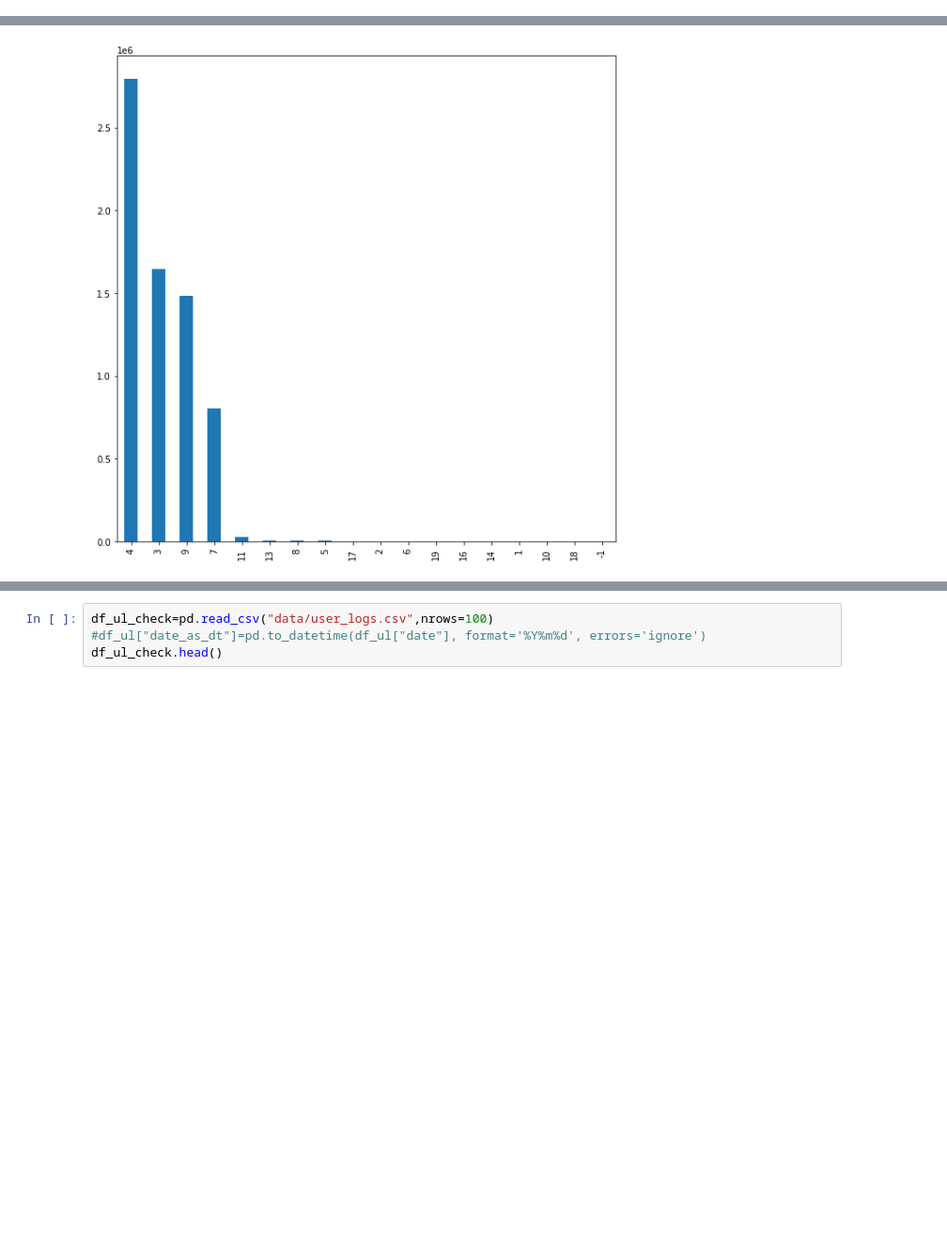
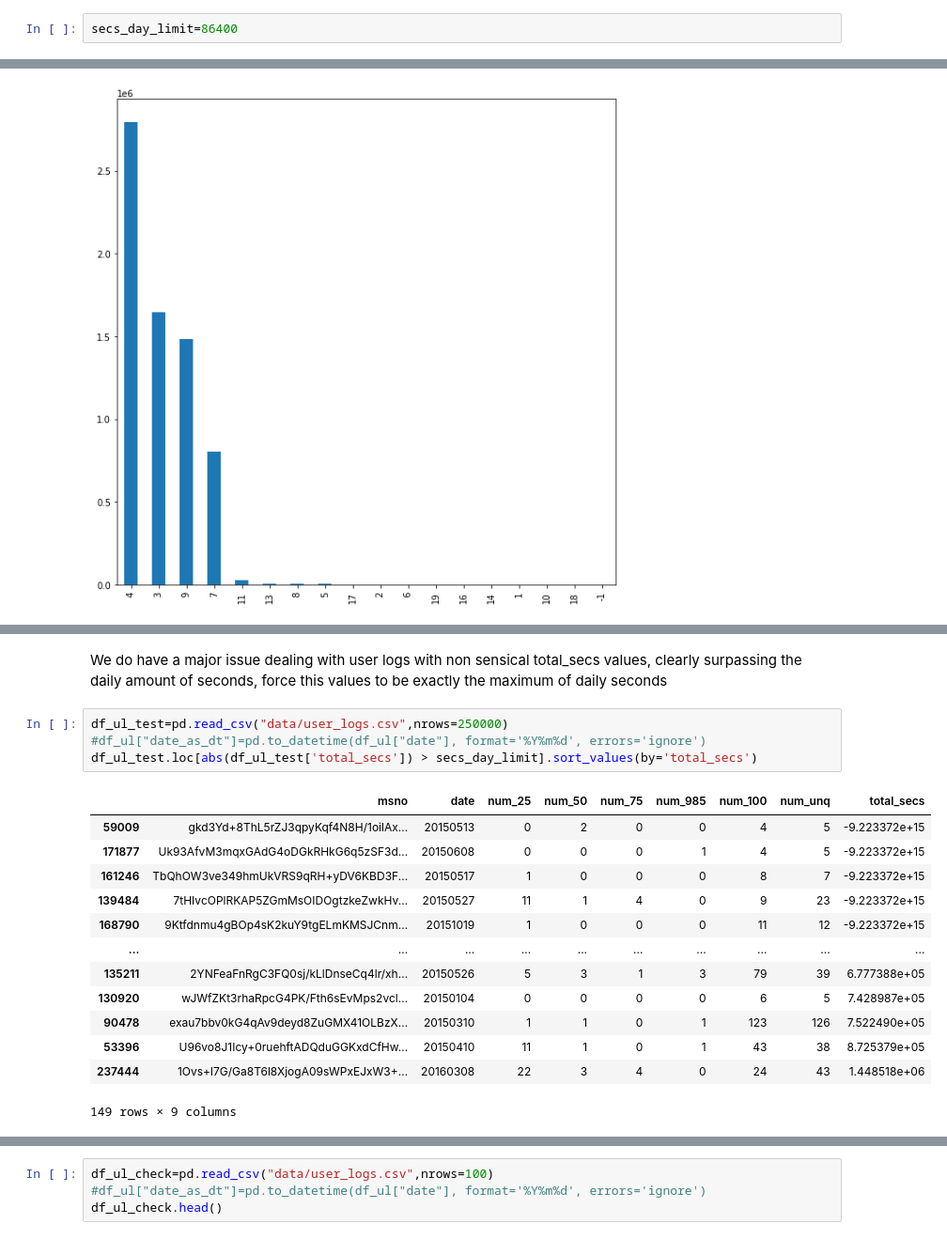
Before and after one commit to webermat/PrivateProjects, a Jupyter notebook: kkbox_churn/KKBox_DataProcessor.ipynb, the cells around one changed output, grey strips where cells are left out. Shown at 94% size. Saved outputs shown, nothing was run; the diff lists cells and outputs as text; blank space fills up the shorter version.

```diff
--- a/kkbox_churn/KKBox_DataProcessor.ipynb
+++ b/kkbox_churn/KKBox_DataProcessor.ipynb
@@ -14,6 +14,8 @@ from sklearn.preprocessing import StandardScaler
 from sklearn.metrics import classification_report, confusion_matrix, accuracy_score, f1_score
 
 import seaborn as sns
+# %%
+secs_day_limit=86400
 # %% [markdown]
 # Member data
 
@@ -123,0 +126,20 @@ This kernel has  8 cores and you can find the information regarding the memory u
+# %% [markdown]
+We do have a major issue dealing with user logs with non sensical total_secs values, clearly surpassing the daily amount of seconds, force this values to be exactly the maximum of daily seconds
+# %%
+df_ul_test=pd.read_csv("data/user_logs.csv",nrows=250000)
+#df_ul["date_as_dt"]=pd.to_datetime(df_ul["date"], format='%Y%m%d', errors='ignore')
+df_ul_test.loc[abs(df_ul_test['total_secs']) > secs_day_limit].sort_values(by='total_secs')
+# %% [output]
+|  | msno | date | num_25 | num_50 | num_75 | num_985 | num_100 | num_unq | total_secs |
+| 59009 | gkd3Yd+8ThL5rZJ3qpyKqf4N8H/1oilAx... | 20150513 | 0 | 2 | 0 | 0 | 4 | 5 | -9.223372e+15 |
+| 171877 | Uk93AfvM3mqxGAdG4oDGkRHkG6q5zSF3d... | 20150608 | 0 | 0 | 0 | 1 | 4 | 5 | -9.223372e+15 |
+| 161246 | TbQhOW3ve349hmUkVRS9qRH+yDV6KBD3F... | 20150517 | 1 | 0 | 0 | 0 | 8 | 7 | -9.223372e+15 |
+| 139484 | 7tHIvcOPlRKAP5ZGmMsOIDOgtzkeZwkHv... | 20150527 | 11 | 1 | 4 | 0 | 9 | 23 | -9.223372e+15 |
+| 168790 | 9Ktfdnmu4gBOp4sK2kuY9tgELmKMSJCnm... | 20151019 | 1 | 0 | 0 | 0 | 11 | 12 | -9.223372e+15 |
+| ... | ... | ... | ... | ... | ... | ... | ... | ... | ... |
+| 135211 | 2YNFeaFnRgC3FQ0sj/kLlDnseCq4lr/xh... | 20150526 | 5 | 3 | 1 | 3 | 79 | 39 | 6.777388e+05 |
+| 130920 | wJWfZKt3rhaRpcG4PK/Fth6sEvMps2vcl... | 20150104 | 0 | 0 | 0 | 0 | 6 | 5 | 7.428987e+05 |
+| 90478 | exau7bbv0kG4qAv9deyd8ZuGMX41OLBzX... | 20150310 | 1 | 1 | 0 | 1 | 123 | 126 | 7.522490e+05 |
+| 53396 | U96vo8J1Icy+0ruehftADQduGGKxdCfHw... | 20150410 | 11 | 1 | 0 | 1 | 43 | 38 | 8.725379e+05 |
+| 237444 | 1Ovs+l7G/Ga8T6l8XjogA09sWPxEJxW3+... | 20160308 | 22 | 3 | 4 | 0 | 24 | 43 | 1.448518e+06 |
+149 rows × 9 columns
```
Also changed, not shown: parts of 6 cells of this notebook, 1 other file.
